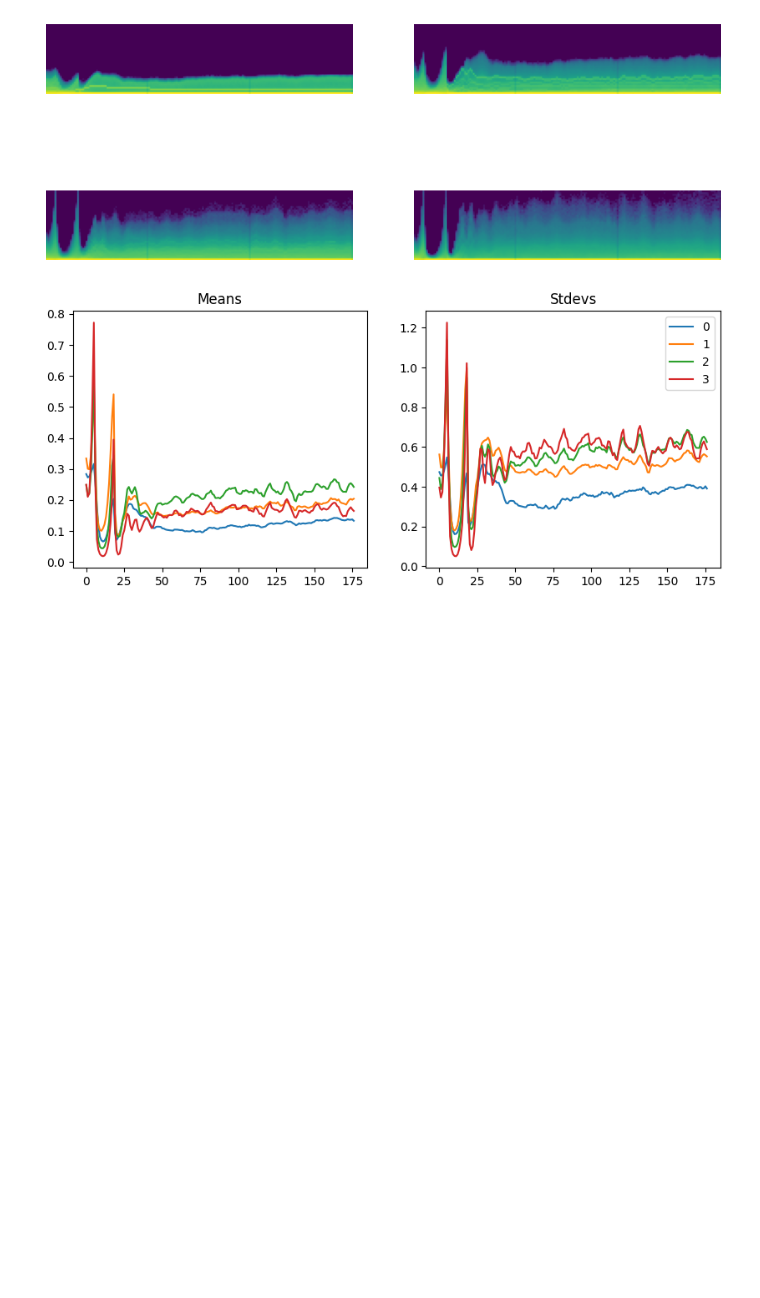
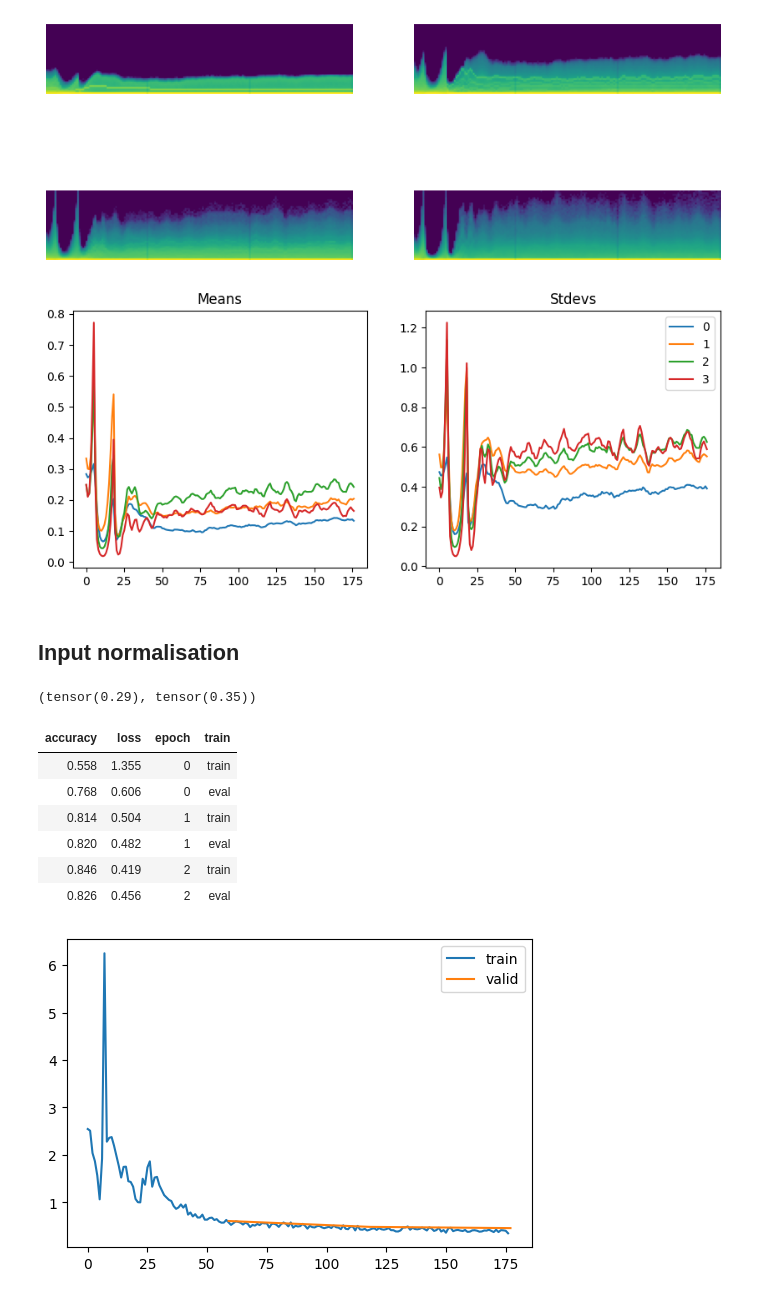
Before and after one commit to teome/diffusion-play, a Jupyter notebook: nbs/11_initialisation.ipynb, the cells around one changed output. Cells and saved outputs as stored; diff of their text form; code cells hidden in the pictures; blank space fills up the shorter version.

```diff
--- a/nbs/11_initialisation.ipynb
+++ b/nbs/11_initialisation.ipynb
@@ -201,3 +208,32 @@ astats.color_dim()
 astats.plot_stats()
 # %% [output]
 [figure]
+# %% [markdown]
+## Input normalisation
+# %%
+xmean, xstd = xb.mean(), xb.std()
+xmean, xstd
+# %% [output]
+(tensor(0.29), tensor(0.35))
+# %%
+class BatchTransformCB(Callback):
+    def __init__(self, tfm, on_train=True, on_valid=True): fc.store_attr()
+
+    def before_batch(self, learn):
+        if (self.on_train and learn.training) or (self.on_valid and not learn.training): learn.batch = self.tfm(learn.batch)
+# %%
+def _norm(b): return (b[0] - xmean) / xstd, b[1]
+norm = BatchTransformCB(_norm)
+# %%
+set_seed(42)
+learn = MomentumLearner(get_model().apply(init_weights), dls, F.cross_entropy, lr=0.2, cbs=cbs+[norm])
+learn.fit(3)
+# %% [output]
+| accuracy | loss | epoch | train |
+| 0.558 | 1.355 | 0 | train |
+| 0.768 | 0.606 | 0 | eval |
+| 0.814 | 0.504 | 1 | train |
+| 0.820 | 0.482 | 1 | eval |
+| 0.846 | 0.419 | 2 | train |
+| 0.826 | 0.456 | 2 | eval |
+[figure, added]
```
Also changed, not shown: parts of 22 cells of this notebook.
